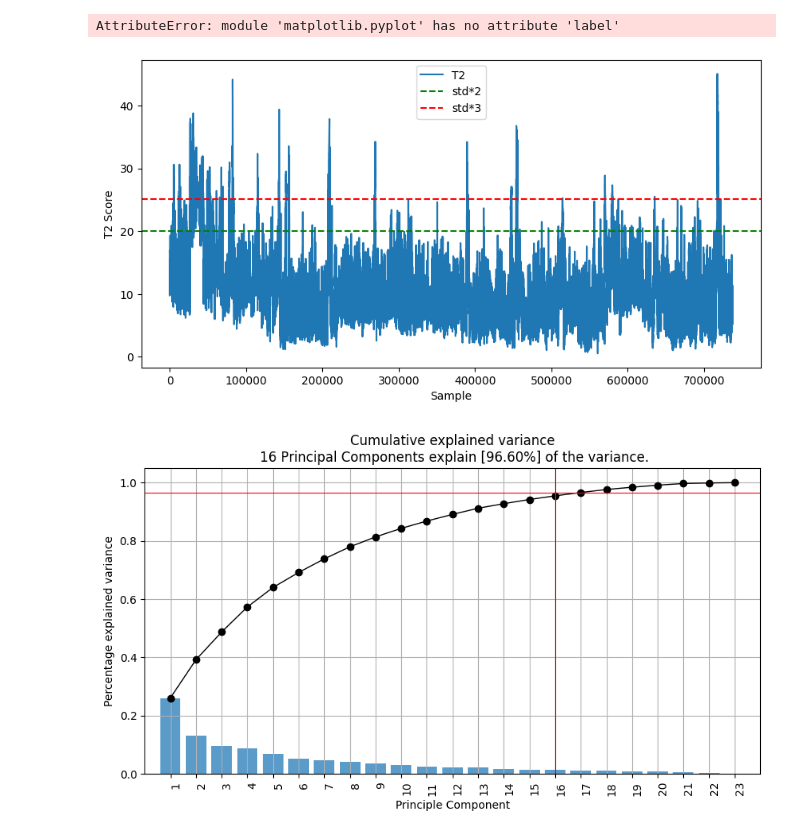
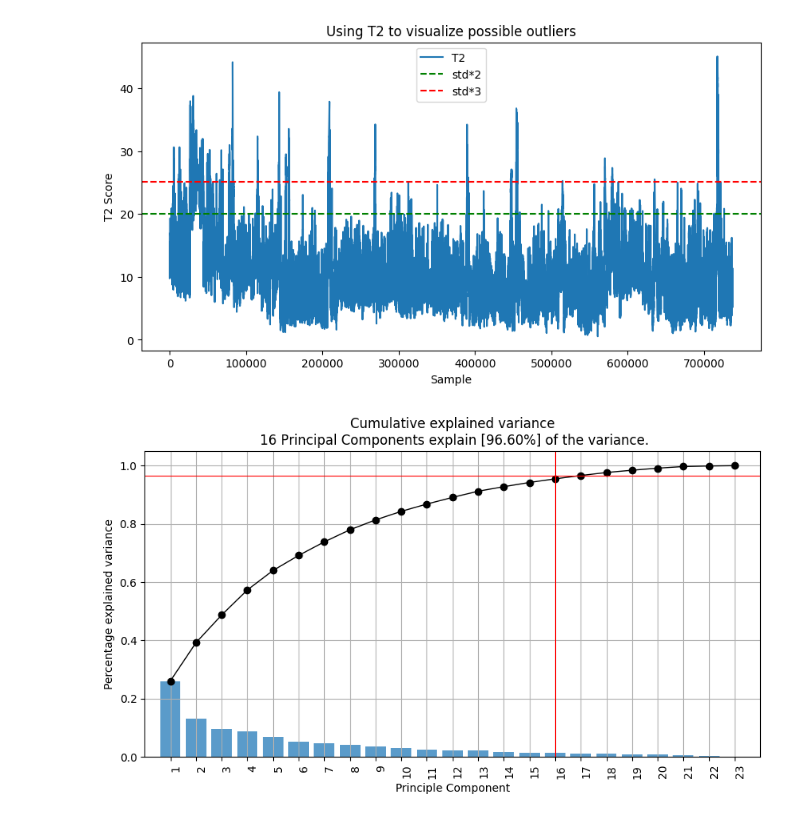
Before and after one commit to Unexp1ainable/ADAML-Project1, a Jupyter notebook: outliers.ipynb, the cells around one changed output. Saved outputs shown, nothing was run; the diff lists cells and outputs as text; code cells hidden in the pictures.

```diff
--- a/outliers.ipynb
+++ b/outliers.ipynb
@@ -43,24 +23,23 @@ scaled_df = pd.DataFrame(scaled_df, columns=dataset_wo_date.columns)
 # %%
 PCA_NUM = 16
 
-model = pca.pca()
-out = model.fit_transform(scaled_df, verbose=0)
+model = pca.pca(normalize=True)
+out = model.fit_transform(dataset_wo_date, verbose=0)
 
 outliers_hot = pca.hotellingsT2(model.results['PC'].values[:,:PCA_NUM], verbose=0)
 scores_t2 = outliers_hot[0]["y_score"]
 mean_t2 = scores_t2.mean()
 std_t2 = scores_t2.std()
 plt.plot(scores_t2, label="T2")
 plt.axhline(mean_t2 + 2*std_t2, color='g', linestyle='--', label='std*2')
 plt.axhline(mean_t2 + 3*std_t2, color='r', linestyle='--', label='std*3')
 plt.legend()
 plt.xlabel('Sample')
 plt.ylabel('T2 Score')
 plt.title('Using T2 to visualize possible outliers')
 plt.show()
 # %% [output]
-AttributeError: module 'matplotlib.pyplot' has no attribute 'label'
-[figure, old version]
+[figure, new version]
 # %%
 fig, ax = plt.subplots()
 model.plot(fig=fig,ax=ax)
```
Also changed, not shown: parts of 3 cells of this notebook, 1 other file.
